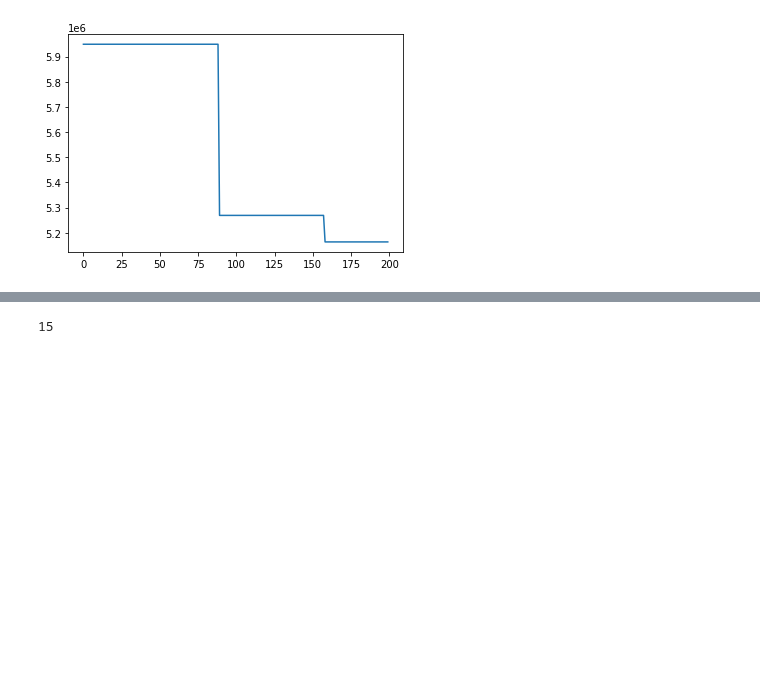
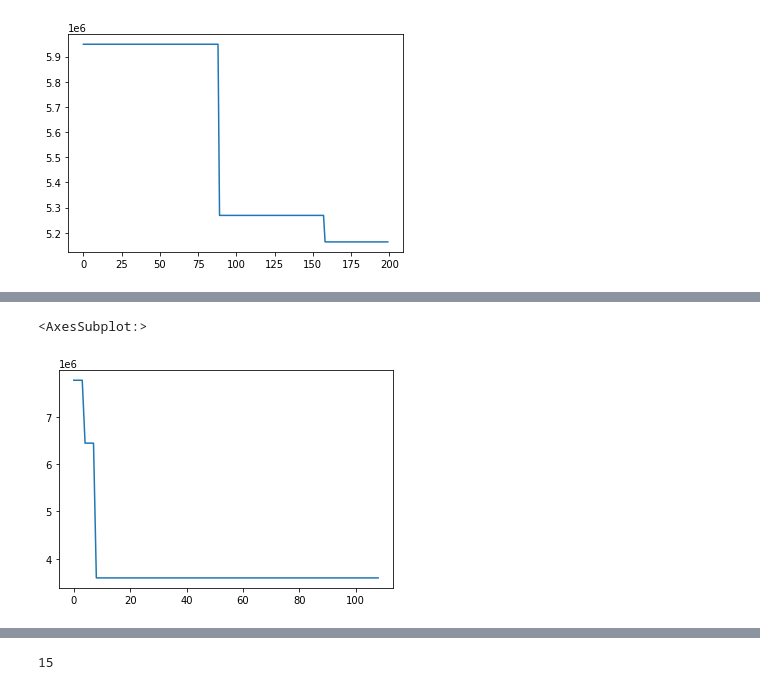
Before and after one commit to sugyeong-jo/ProjectLab, a Jupyter notebook: workspac_notebook_20211026.ipynb, the cells around one changed output, grey strips where cells are left out. Drawn from its saved outputs; the diff is of its cells as text; code cells hidden in the pictures; blank space fills up the shorter version.

```diff
--- a/workspac_notebook_20211026.ipynb
+++ b/workspac_notebook_20211026.ipynb
@@ -1064,0 +1124,5 @@ pd.DataFrame(log)[1].plot()
+# %%
+pd.DataFrame(log)[1].plot()
+# %% [output]
+<AxesSubplot:>
+[figure, added]
```
Also changed, not shown: parts of 8 cells of this notebook.
